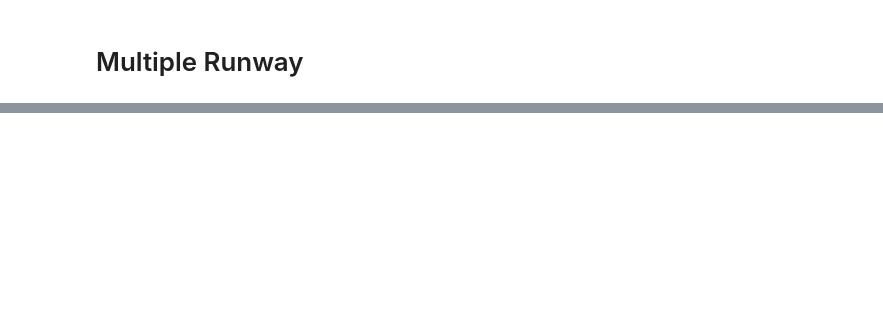
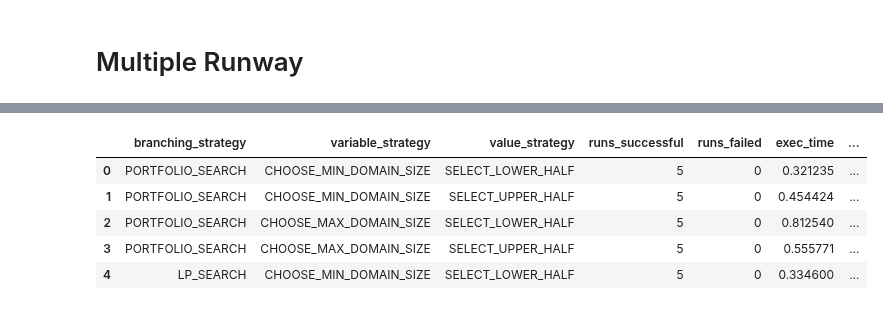
Before and after one commit to brunomfernandes45/aircraft-landings-scheduling, a Jupyter notebook: src/report.ipynb, the cells around one changed output, grey strips where cells are left out. Drawn from its saved outputs; the diff is of its cells as text; code cells hidden in the pictures; blank space fills up the shorter version.

```diff
--- a/src/report.ipynb
+++ b/src/report.ipynb
@@ -481,0 +547,9 @@ Testing combination: Branching=PORTFOLIO_SEARCH, Variable=CHOOSE_MIN_DOMAIN_SIZE
+# %%
+df_cp_single.head()
+# %% [output]
+|  | branching_strategy | variable_strategy | value_strategy | runs_successful | runs_failed | exec_time | ... |
+| 0 | PORTFOLIO_SEARCH | CHOOSE_MIN_DOMAIN_SIZE | SELECT_LOWER_HALF | 5 | 0 | 0.321235 | ... |
+| 1 | PORTFOLIO_SEARCH | CHOOSE_MIN_DOMAIN_SIZE | SELECT_UPPER_HALF | 5 | 0 | 0.454424 | ... |
+| 2 | PORTFOLIO_SEARCH | CHOOSE_MAX_DOMAIN_SIZE | SELECT_LOWER_HALF | 5 | 0 | 0.812540 | ... |
+| 3 | PORTFOLIO_SEARCH | CHOOSE_MAX_DOMAIN_SIZE | SELECT_UPPER_HALF | 5 | 0 | 0.555771 | ... |
+| 4 | LP_SEARCH | CHOOSE_MIN_DOMAIN_SIZE | SELECT_LOWER_HALF | 5 | 0 | 0.334600 | ... |
```
Also changed, not shown: parts of 12 cells of this notebook.
